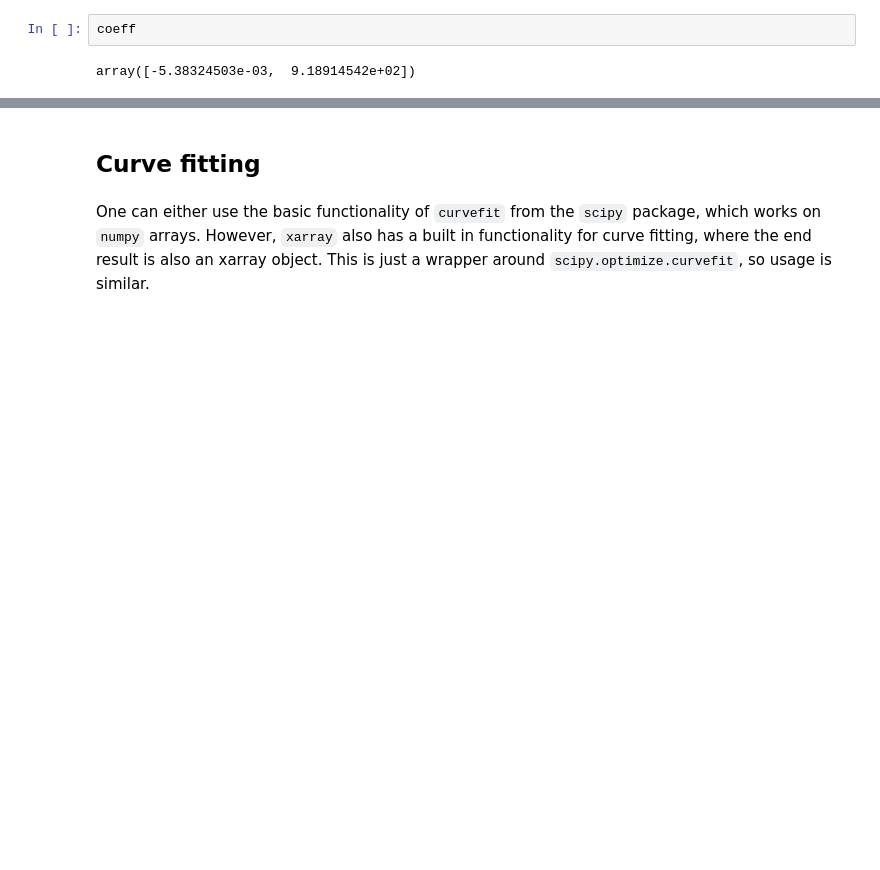
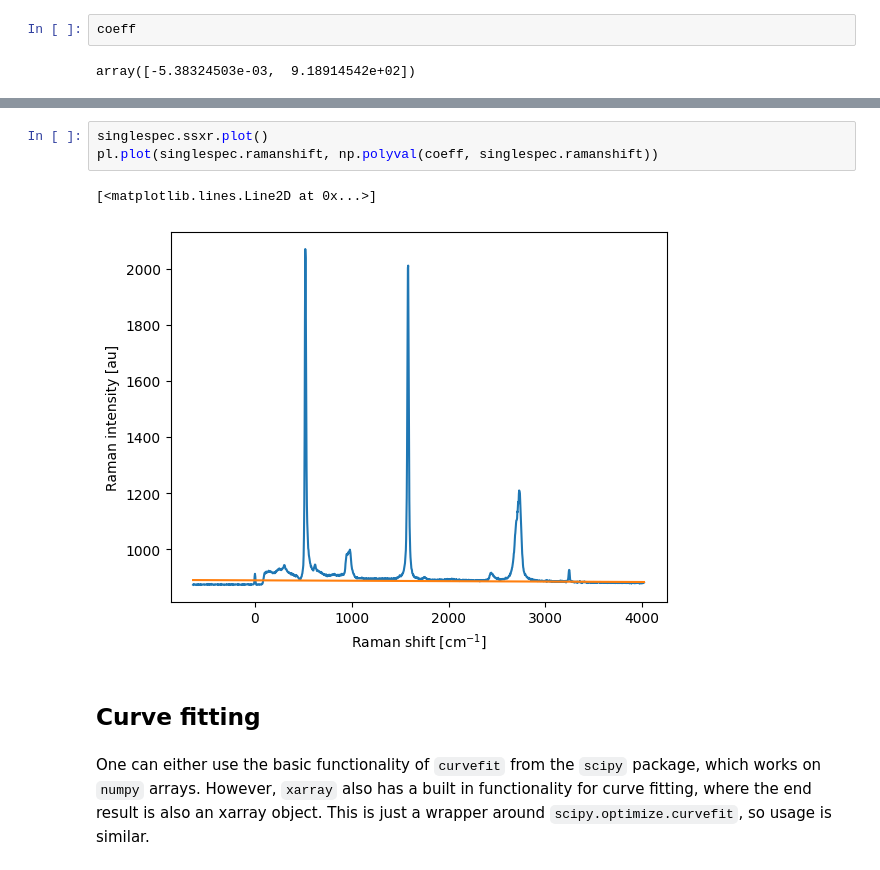
Before and after one commit to zrbyte/ramantools, a Jupyter notebook: ramantools tutorial.ipynb, the cells around one changed output, grey strips where cells are left out. Drawn from its saved outputs; the diff is of its cells as text; blank space fills up the shorter version.

```diff
--- a/ramantools tutorial.ipynb
+++ b/ramantools tutorial.ipynb
@@ -259,3 +265,9 @@ rt.bgsubtract(singlespec.ramanshift, singlespec.counts)
+# %%
+singlespec.ssxr.plot()
+pl.plot(singlespec.ramanshift, np.polyval(coeff, singlespec.ramanshift))
+# %% [output]
+[<matplotlib.lines.Line2D at 0x...>]
+[figure, added]
 # %% [markdown]
 ## Curve fitting
 # %% [markdown]
```
Also changed, not shown: parts of 2 cells of this notebook, 1 other file.
